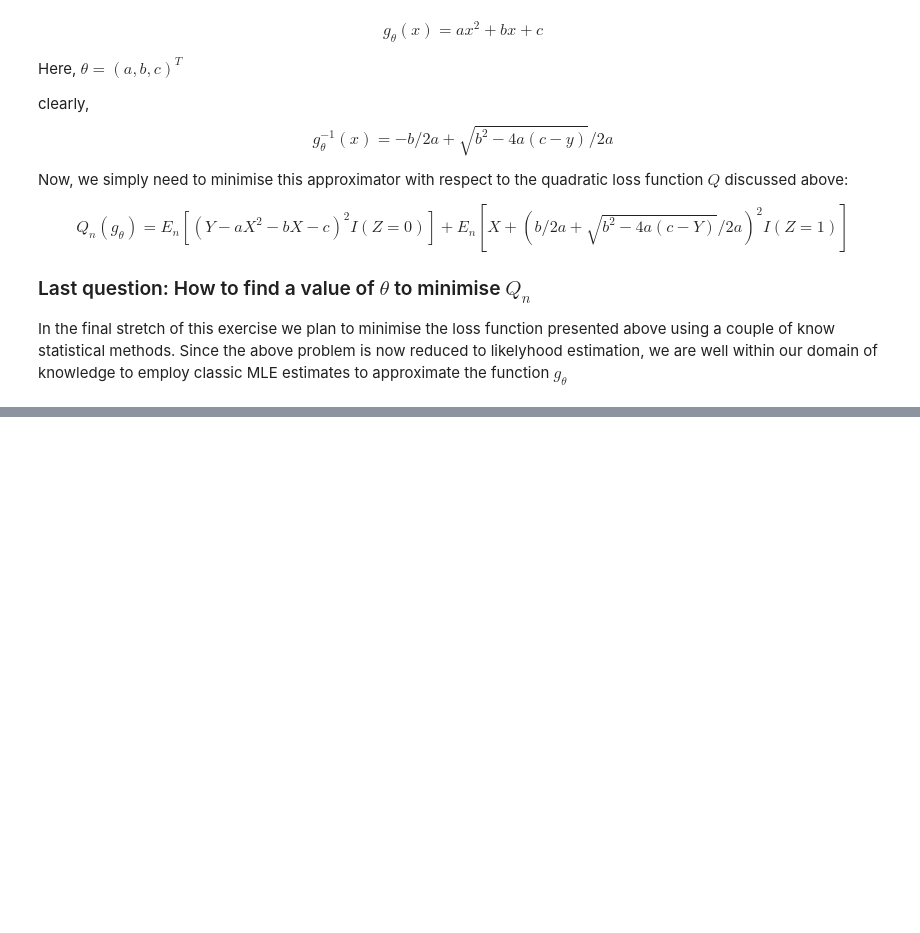
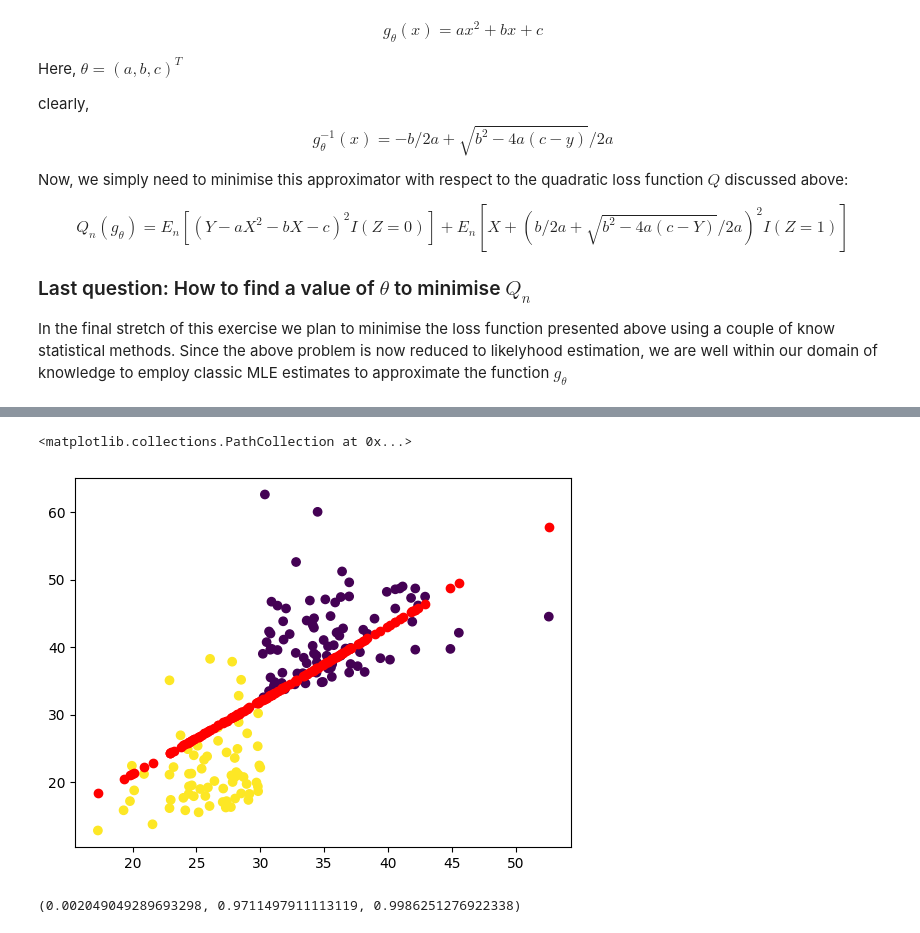
Before and after one commit to Zehaan22/SWAP-Regression, a Jupyter notebook: Codes/ComputationalApproach.ipynb, the cells around one changed output, grey strips where cells are left out. Cells and saved outputs as stored; diff of their text form; code cells hidden in the pictures; blank space fills up the shorter version.

```diff
--- a/Codes/ComputationalApproach.ipynb
+++ b/Codes/ComputationalApproach.ipynb
@@ -312,0 +414,8 @@ Since, $g_{\theta}$ is a concave function, hence we can be assured that the hess
+# %%
+X,Y
+
+# Since the values of Y are a bit too large, we can scale them dowm by a factor of 1k
+
+Y = Y/1000
+
+X,Y
@@ -312,0 +440,49 @@ Since, $g_{\theta}$ is a concave function, hence we can be assured that the hess
+# %%
+# Functions in question
+def Q_hat_1(a,b,c , n=n):
+    return (1/n)*sum((Y - a*X**2 - b*X - c)**2)
+
+def Q_hat_2(a,b,c , n=n):
+    return (1/n)*sum((X + (b/(2*a) - np.sqrt(b**2 - 4*a*(c - Y))/(2*a)))**2)
+
+def Q_hat_1_der_a(a,b,c, n=n):
+    return (1/n)*sum((Y - a*X**2 - b*X - c)*(-2*X**2))
+
+def Q_hat_1_der_b(a,b,c, n=n):
+    return (1/n)*sum((Y - a*X**2 - b*X - c)*(-2*X))
+
+def Q_hat_1_der_c(a,b,c, n=n):
+    return (1/n)*sum((Y - a*X**2 - b*X - c)*(-2))
+
+def Y_args(X,a,b,c):
+    return(a*X**2 + b*X + c)
+
+# Now we apply the swap model on the data set
+a,b,c = 1,1,1
+n = len(X)
+lr = 0.000001
+for i in range(4000):
+    try:
+        a = a - lr*Q_hat_1_der_a(a,b,c)
+        b = b - lr*Q_hat_1_der_b(a,b,c)
+        c = c - lr*Q_hat_1_der_c(a,b,c)
+    except RuntimeWarning:
+        print("error")
+        break
+
+
+plt.figure()
+plt.scatter(
+    X,
+    Y,
+    c = Z
+)
+
+plt.scatter(X,Y_args(X,a,b,c),c = "red")
+# %% [output]
+<matplotlib.collections.PathCollection at 0x...>
+[figure, added]
+# %%
+a,b,c
+# %% [output]
+(0.002049049289693298, 0.9711497911113119, 0.9986251276922338)
```
Also changed, not shown: parts of 13 cells of this notebook, 1 other file.
